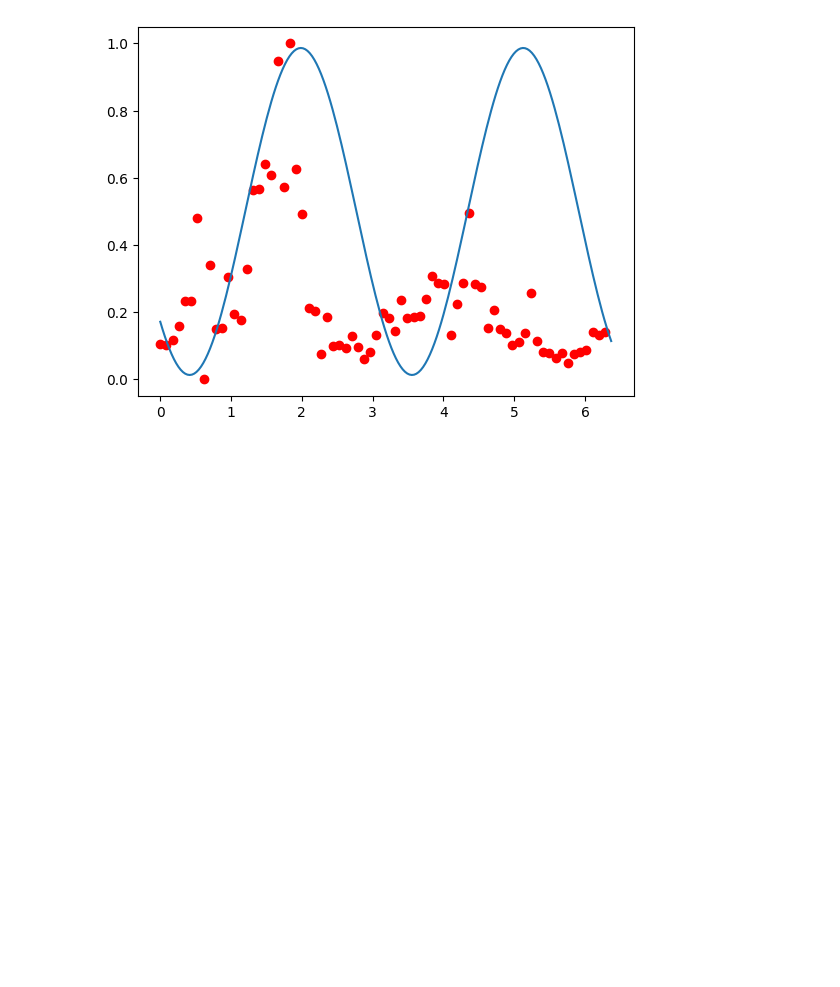
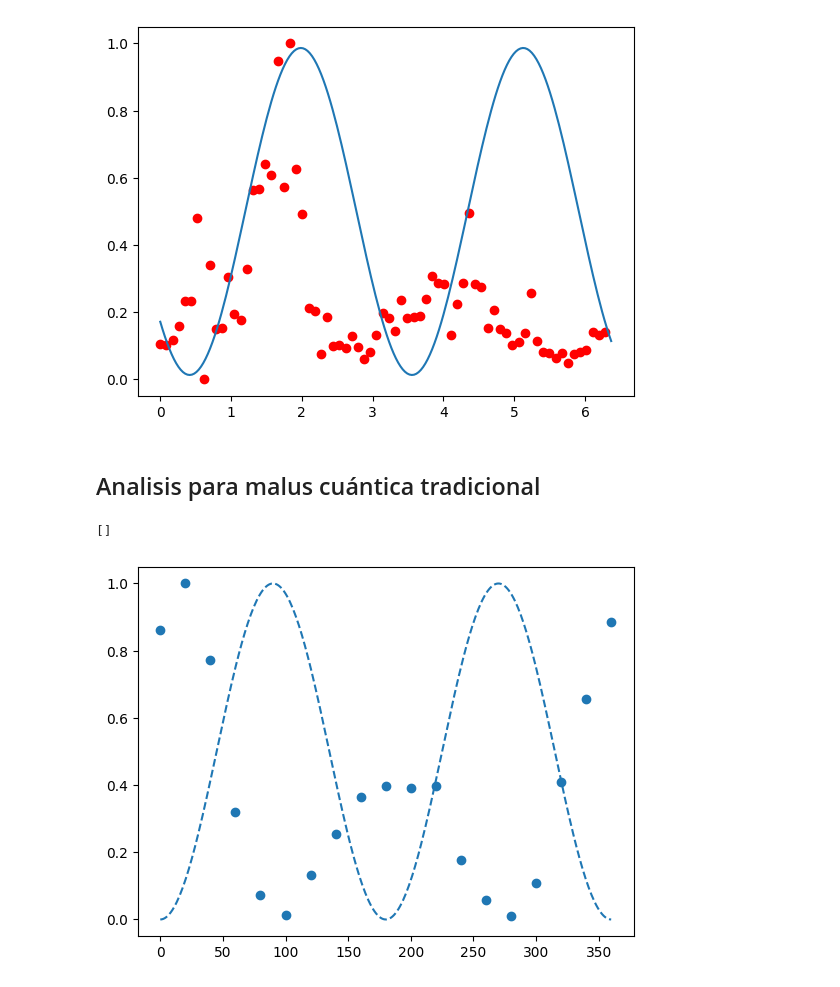
Before and after one commit to GoofyCorleone/Computation, a Jupyter notebook: Python/PE/DataAnalysis.ipynb, the cells around one changed output. Saved outputs shown, nothing was run; the diff lists cells and outputs as text; code cells hidden in the pictures; blank space fills up the shorter version.

```diff
--- a/Python/PE/DataAnalysis.ipynb
+++ b/Python/PE/DataAnalysis.ipynb
@@ -158,3 +158,50 @@ plt.plot(xarr,y)
 # %% [output]
 [<matplotlib.lines.Line2D at 0x...>]
 [figure]
+# %% [markdown]
+## Analisis para malus cuántica tradicional
+# %%
+import numpy as np
+import pandas as pd
+import matplotlib.pyplot as plt
+from scipy.optimize import curve_fit
+
+names =['Malus_Tradicional/{}.txt'.format(i) for i in np.arange(0,380,20)]
+
+
+def gettinData(route):
+    Data = pd.read_csv(route, header=19, delimiter='\t')
+    Counts = Data['Counts per Bin '].values
+    return Counts
+
+# RuidoAmb = gettinData('Malus_Tradicional/RuidoAmb.txt')
+conteo = []
+angles = np.arange(0,380,20)
+ang_arr = np.linspace(0,2*np.pi,300)
+Itheta = (np.cos(ang_arr) )**2
+
+for name in names:
+    vals = gettinData(name)
+    # vals = vals[ vals > ruido ]
+    #vals = vals[ vals > max(RuidoAmb) ]
+    # vals = vals - RuidoAmb
+    if vals.size == 0:
+        val = 0
+    else:
+        val = vals.mean()
+    conteo.append(val)
+
+conteo = conteo /max(conteo)
+
+def malus(theta,phi):
+    return (np.cos(theta + phi) )**2
+
+popt, pcov = curve_fit(malus, angles, conteo)
+
+
+plt.scatter(angles, conteo)
+plt.plot(ang_arr * 180 / np.pi ,malus(ang_arr, np.pi/2), '--')
+plt.plot()
+# %% [output]
+[]
+[figure, added]
```
Also changed, not shown: parts of 1 cell of this notebook, 5 other files.
